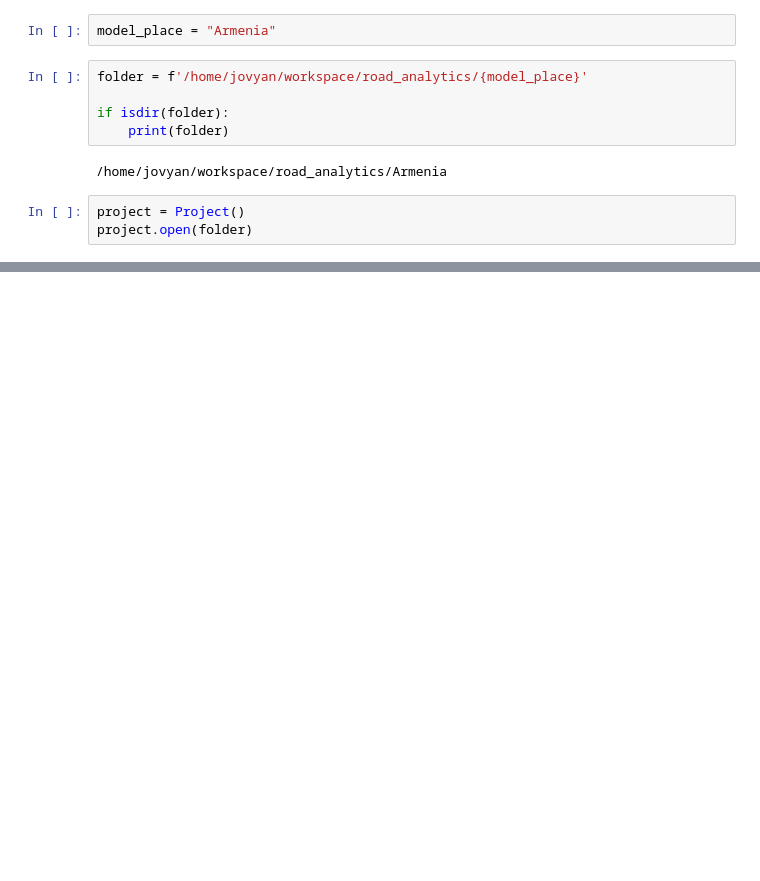
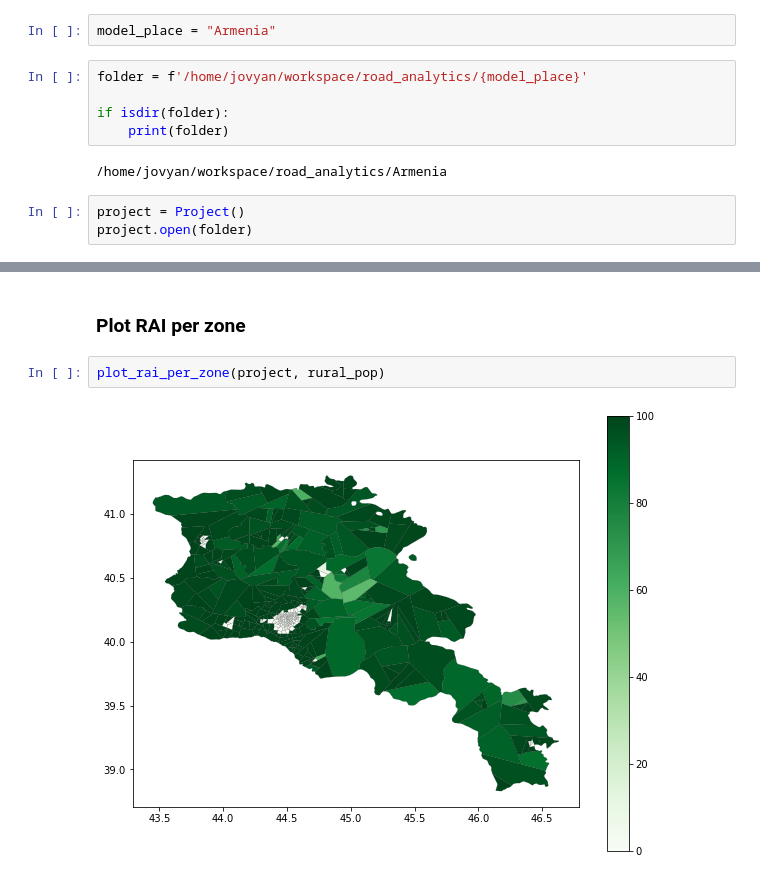
Before and after one commit to pedrocamargo/road_analytics, a Jupyter notebook: notebooks/Rural_Access_Index.ipynb, the cells around one changed output, grey strips where cells are left out. Saved outputs shown, nothing was run; the diff lists cells and outputs as text; blank space fills up the shorter version.

```diff
--- a/notebooks/Rural_Access_Index.ipynb
+++ b/notebooks/Rural_Access_Index.ipynb
@@ -46,0 +60,6 @@ DriverError: Unable to open /home/jovyan/workspace/road_analytics/model/urban_ar
+# %% [markdown]
+### Plot RAI per zone
+# %%
+plot_rai_per_zone(project, rural_pop)
+# %% [output]
+[figure, added]
```
Also changed, not shown: parts of 19 cells of this notebook, 10 other files.
